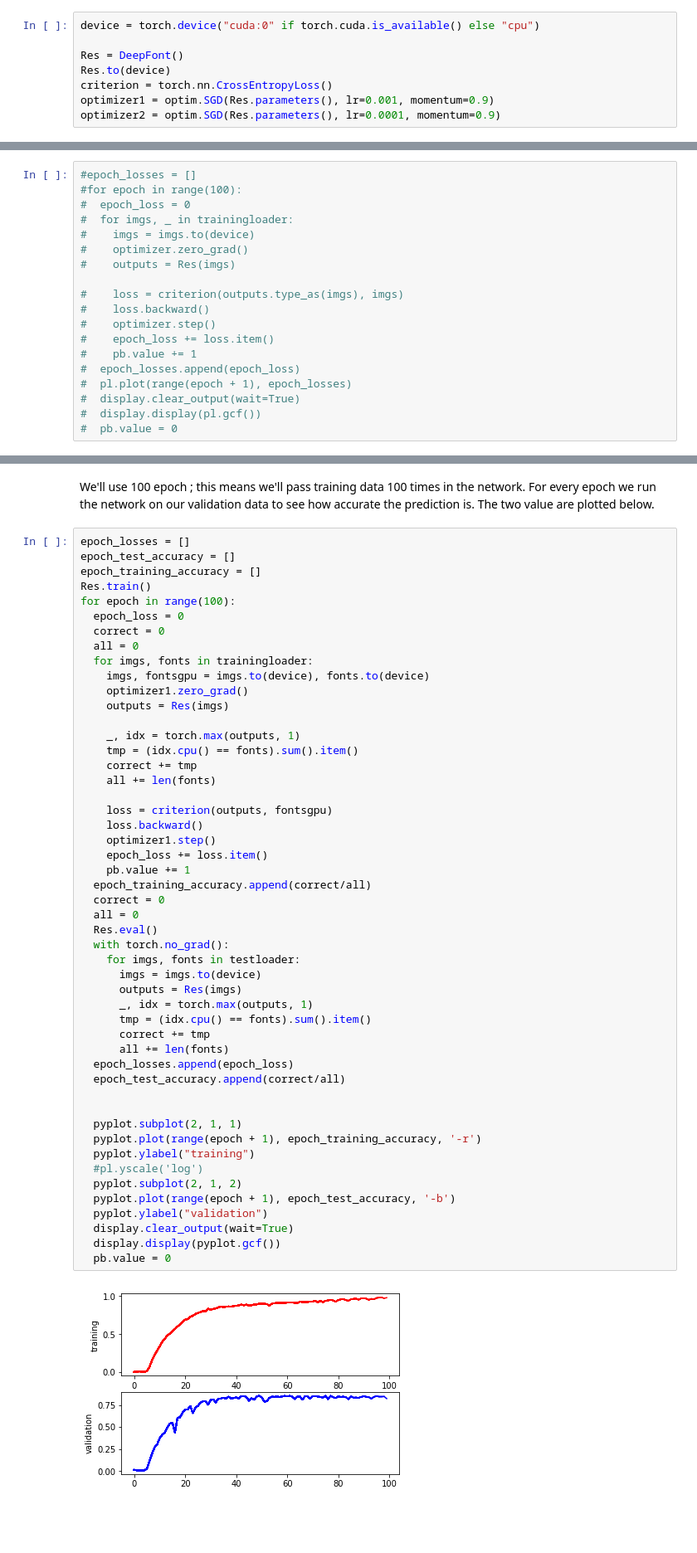
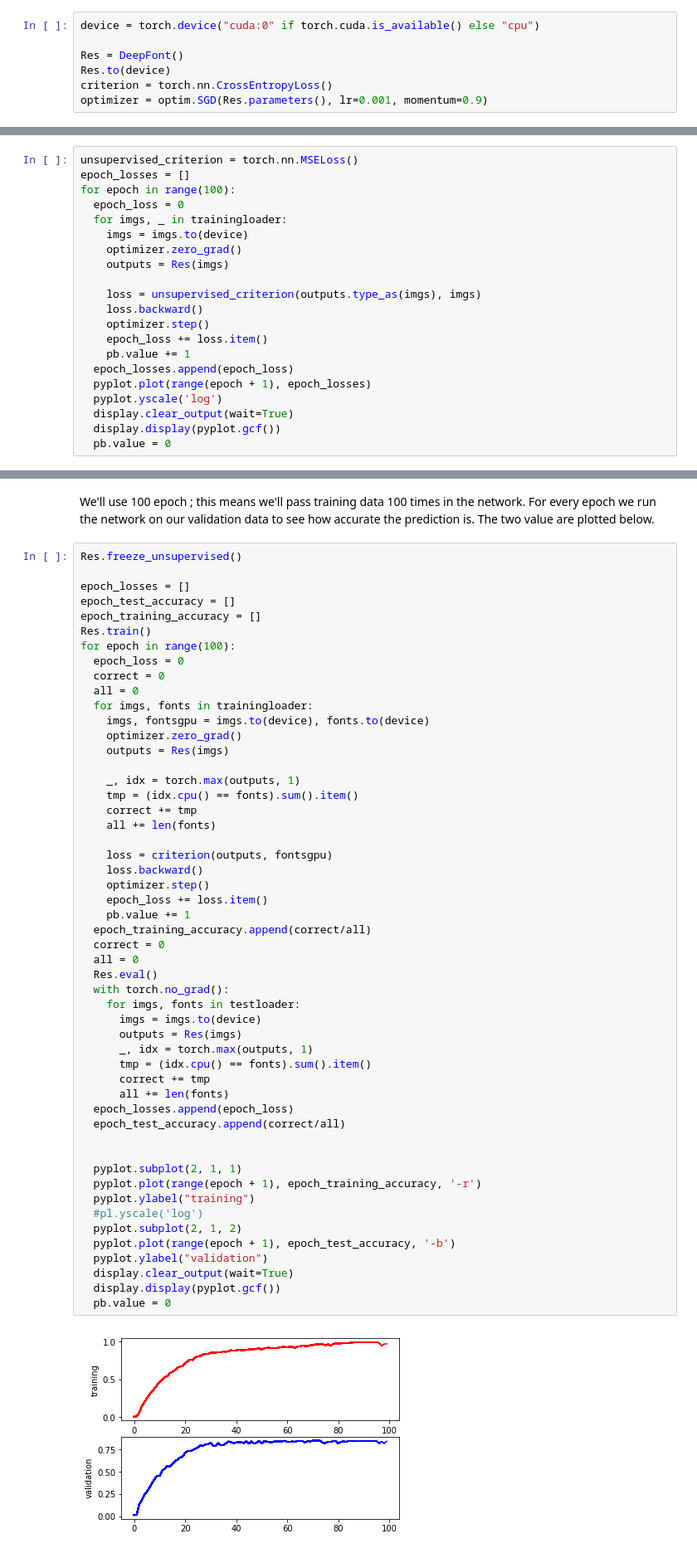
Before and after one commit to vlj/VisualFontRecognition, a Jupyter notebook: Untitled.ipynb, the cells around one changed output, grey strips where cells are left out. Shown at 83% size. Cells and saved outputs as stored; diff of their text form; blank space fills up the shorter version.

Commit message:
Add unsupervised learning. Doesn't help...

```diff
--- a/Untitled.ipynb
+++ b/Untitled.ipynb
@@ -161,8 +164,7 @@ device = torch.device("cuda:0" if torch.cuda.is_available() else "cpu")
 Res = DeepFont()
 Res.to(device)
 criterion = torch.nn.CrossEntropyLoss()
-optimizer1 = optim.SGD(Res.parameters(), lr=0.001, momentum=0.9)
-optimizer2 = optim.SGD(Res.parameters(), lr=0.0001, momentum=0.9)
+optimizer = optim.SGD(Res.parameters(), lr=0.001, momentum=0.9)
 # %% [markdown]
 Let's have a pretty progress bar.
 # %%
@@ -171,19 +177,21 @@ display.display(pb)
 # %%
-#epoch_losses = []
-#for epoch in range(100):
-#  epoch_loss = 0
-#  for imgs, _ in trainingloader:
-#    imgs = imgs.to(device)
-#    optimizer.zero_grad()
-#    outputs = Res(imgs)
+unsupervised_criterion = torch.nn.MSELoss()
+epoch_losses = []
+for epoch in range(100):
+  epoch_loss = 0
+  for imgs, _ in trainingloader:
+    imgs = imgs.to(device)
+    optimizer.zero_grad()
+    outputs = Res(imgs)
 
-#    loss = criterion(outputs.type_as(imgs), imgs)
-#    loss.backward()
-#    optimizer.step()
-#    epoch_loss += loss.item()
-#    pb.value += 1
-#  epoch_losses.append(epoch_loss)
-#  pl.plot(range(epoch + 1), epoch_losses)
-#  display.clear_output(wait=True)
-#  display.display(pl.gcf())
-#  pb.value = 0
+    loss = unsupervised_criterion(outputs.type_as(imgs), imgs)
+    loss.backward()
+    optimizer.step()
+    epoch_loss += loss.item()
+    pb.value += 1
+  epoch_losses.append(epoch_loss)
+  pyplot.plot(range(epoch + 1), epoch_losses)
+  pyplot.yscale('log')
+  display.clear_output(wait=True)
+  display.display(pyplot.gcf())
+  pb.value = 0
@@ -192,6 +203,8 @@ We'll use 100 epoch ; this means we'll pass training data 100 times in the netwo
 For every epoch we run the network on our validation data to see how accurate the prediction is.
 The two value are plotted below.
 # %%
+Res.freeze_unsupervised()
+
 epoch_losses = []
 epoch_test_accuracy = []
 epoch_training_accuracy = []
@@ -202,7 +215,7 @@ for epoch in range(100):
   all = 0
   for imgs, fonts in trainingloader:
     imgs, fontsgpu = imgs.to(device), fonts.to(device)
-    optimizer1.zero_grad()
+    optimizer.zero_grad()
     outputs = Res(imgs)
 
     _, idx = torch.max(outputs, 1)
@@ -212,34 +225,34 @@ for epoch in range(100):
 
     loss = criterion(outputs, fontsgpu)
     loss.backward()
-    optimizer1.step()
+    optimizer.step()
     epoch_loss += loss.item()
     pb.value += 1
   epoch_training_accuracy.append(correct/all)
   correct = 0
   all = 0
   Res.eval()
   with torch.no_grad():
     for imgs, fonts in testloader:
       imgs = imgs.to(device)
       outputs = Res(imgs)
       _, idx = torch.max(outputs, 1)
       tmp = (idx.cpu() == fonts).sum().item()
       correct += tmp
       all += len(fonts)
   epoch_losses.append(epoch_loss)
   epoch_test_accuracy.append(correct/all)
 
 
   pyplot.subplot(2, 1, 1)
   pyplot.plot(range(epoch + 1), epoch_training_accuracy, '-r')
   pyplot.ylabel("training")
   #pl.yscale('log')
   pyplot.subplot(2, 1, 2)
   pyplot.plot(range(epoch + 1), epoch_test_accuracy, '-b')
   pyplot.ylabel("validation")
   display.clear_output(wait=True)
   display.display(pyplot.gcf())
   pb.value = 0
 # %% [output]
-[figure, old version]
+[figure, new version]
```
Also changed, not shown: parts of 8 cells of this notebook.
